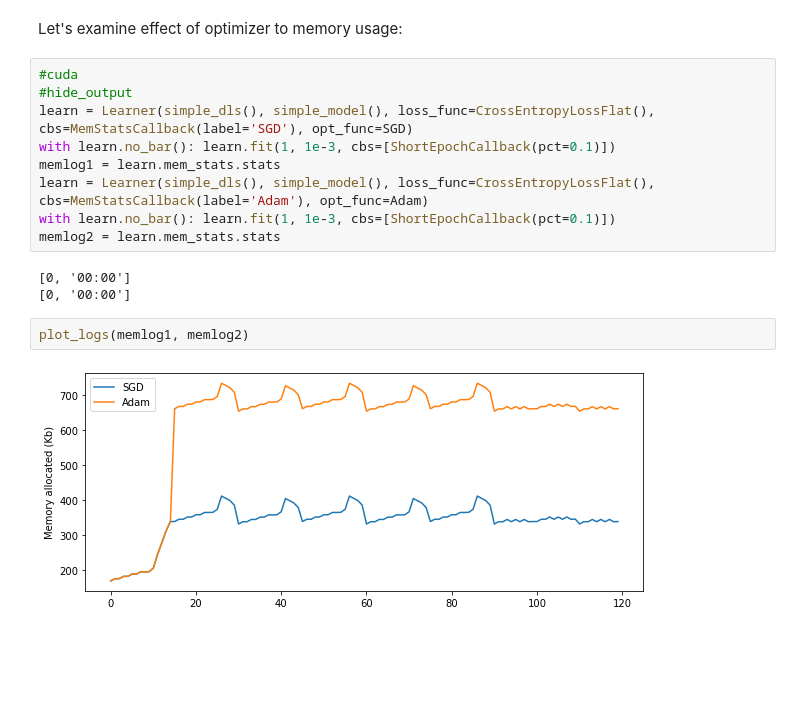
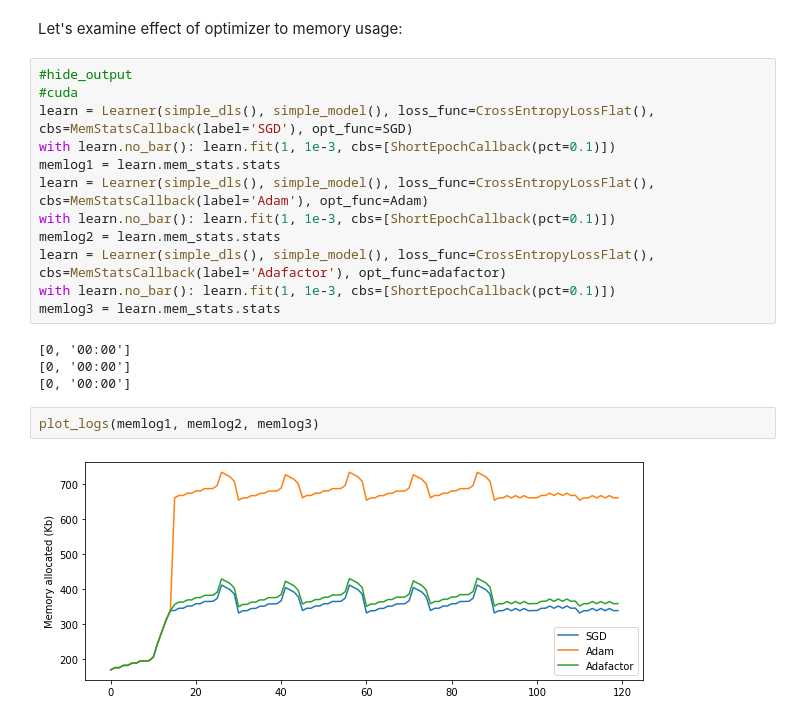
Before and after one commit to arampacha/pt_memprofile, a Jupyter notebook: index.ipynb, the cells around one changed output. Drawn from its saved outputs; the diff is of its cells as text; blank space fills up the shorter version.

```diff
--- a/index.ipynb
+++ b/index.ipynb
@@ -48,18 +48,22 @@ memlog1 = learn.profile_memory()
 # %% [markdown]
 Let's examine effect of optimizer to memory usage:
 # %%
+#hide_output
 #cuda
-#hide_output
 learn = Learner(simple_dls(), simple_model(), loss_func=CrossEntropyLossFlat(), cbs=MemStatsCallback(label='SGD'), opt_func=SGD)
 with learn.no_bar(): learn.fit(1, 1e-3, cbs=[ShortEpochCallback(pct=0.1)])
 memlog1 = learn.mem_stats.stats
 learn = Learner(simple_dls(), simple_model(), loss_func=CrossEntropyLossFlat(), cbs=MemStatsCallback(label='Adam'), opt_func=Adam)
 with learn.no_bar(): learn.fit(1, 1e-3, cbs=[ShortEpochCallback(pct=0.1)])
 memlog2 = learn.mem_stats.stats
+learn = Learner(simple_dls(), simple_model(), loss_func=CrossEntropyLossFlat(), cbs=MemStatsCallback(label='Adafactor'), opt_func=adafactor)
+with learn.no_bar(): learn.fit(1, 1e-3, cbs=[ShortEpochCallback(pct=0.1)])
+memlog3 = learn.mem_stats.stats
 # %% [output]
 [0, '00:00']
 [0, '00:00']
+[0, '00:00']
 # %%
-plot_logs(memlog1, memlog2)
+plot_logs(memlog1, memlog2, memlog3)
 # %% [output]
-[figure, old version]
+[figure, new version]
```
Also changed, not shown: 6 other files.
